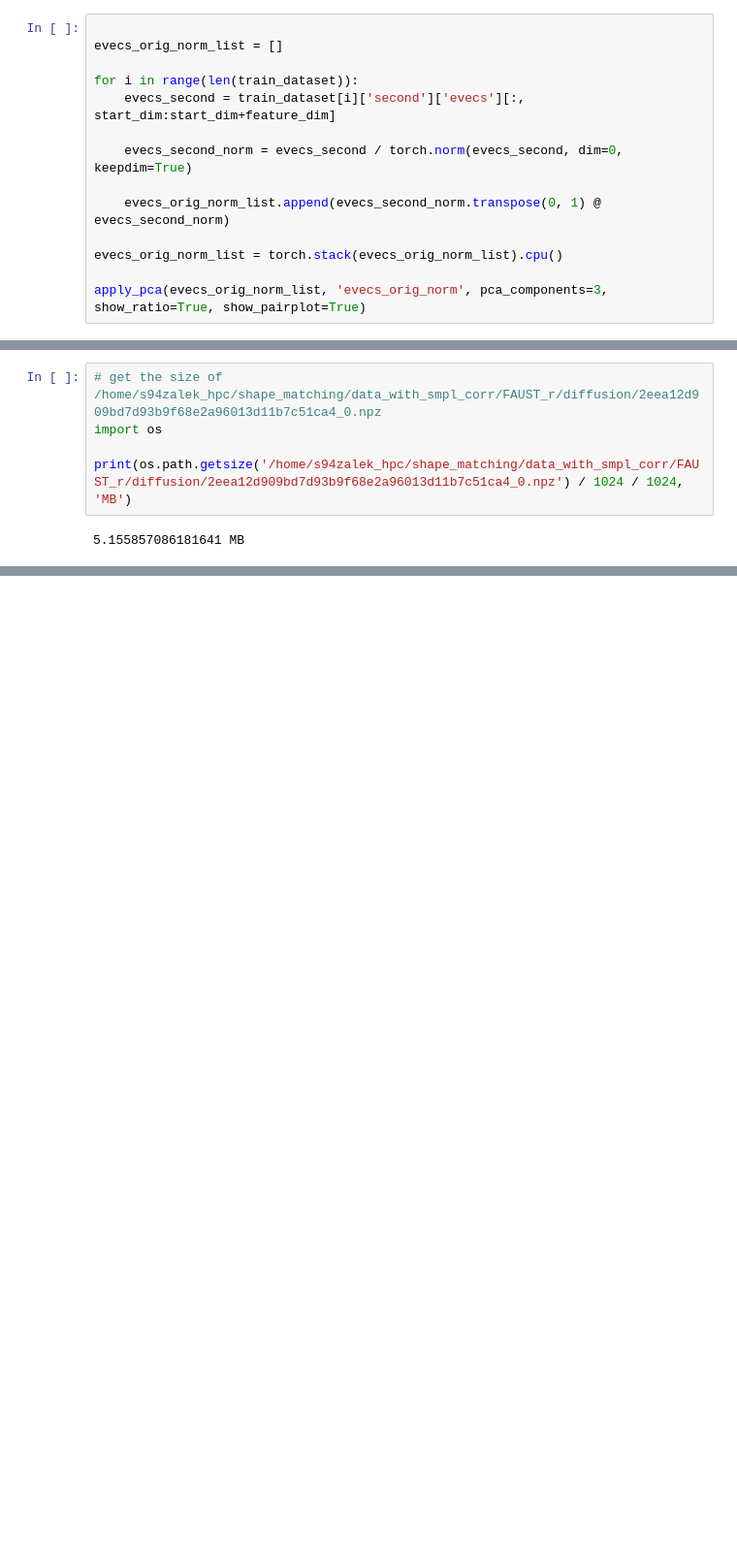
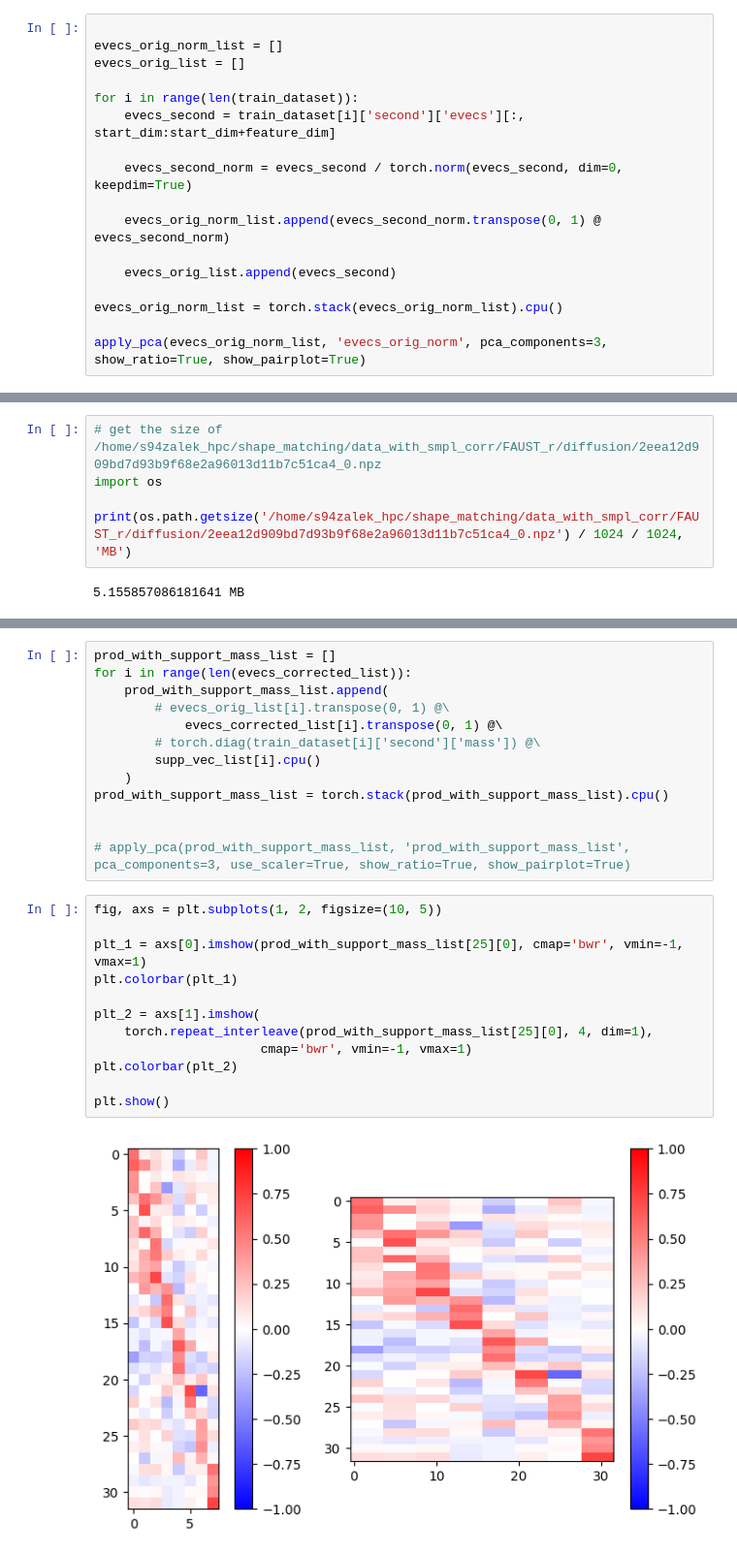
Before and after one commit to alekseizhuravlev/shape_matching, a Jupyter notebook: notebooks/24.07.2024/fmap_conditioning.ipynb, the cells around one changed output, grey strips where cells are left out. Shown: that part at 97% size. Drawn from its saved outputs; the diff is of its cells as text; blank space fills up the shorter version.

```diff
--- a/notebooks/24.07.2024/fmap_conditioning.ipynb
+++ b/notebooks/24.07.2024/fmap_conditioning.ipynb
@@ -329,6 +331,7 @@ plt.show()
 # %%
 
 evecs_orig_norm_list = []
+evecs_orig_list = []
 
 for i in range(len(train_dataset)):
     evecs_second = train_dataset[i]['second']['evecs'][:, start_dim:start_dim+feature_dim]
@@ -337,6 +340,8 @@ for i in range(len(train_dataset)):
 
     evecs_orig_norm_list.append(evecs_second_norm.transpose(0, 1) @ evecs_second_norm)
 
+    evecs_orig_list.append(evecs_second)
+
 evecs_orig_norm_list = torch.stack(evecs_orig_norm_list).cpu()
 
 apply_pca(evecs_orig_norm_list, 'evecs_orig_norm', pca_components=3, show_ratio=True, show_pairplot=True)
@@ -389,0 +484,27 @@ print(os.path.getsize('/home/s94zalek_hpc/shape_matching/data_with_smpl_corr/FAU
+# %%
+prod_with_support_mass_list = []
+for i in range(len(evecs_corrected_list)):
+    prod_with_support_mass_list.append(
+        # evecs_orig_list[i].transpose(0, 1) @\
+            evecs_corrected_list[i].transpose(0, 1) @\
+        # torch.diag(train_dataset[i]['second']['mass']) @\
+        supp_vec_list[i].cpu()
+    )
+prod_with_support_mass_list = torch.stack(prod_with_support_mass_list).cpu()
+
+
+# apply_pca(prod_with_support_mass_list, 'prod_with_support_mass_list', pca_components=3, use_scaler=True, show_ratio=True, show_pairplot=True)
+# %%
+fig, axs = plt.subplots(1, 2, figsize=(10, 5))
+
+plt_1 = axs[0].imshow(prod_with_support_mass_list[25][0], cmap='bwr', vmin=-1, vmax=1)
+plt.colorbar(plt_1)
+
+plt_2 = axs[1].imshow(
+    torch.repeat_interleave(prod_with_support_mass_list[25][0], 4, dim=1),
+                      cmap='bwr', vmin=-1, vmax=1)
+plt.colorbar(plt_2)
+
+plt.show()
+# %% [output]
+[figure, added]
```
Also changed, not shown: parts of 12 cells of this notebook, 17 other files.
